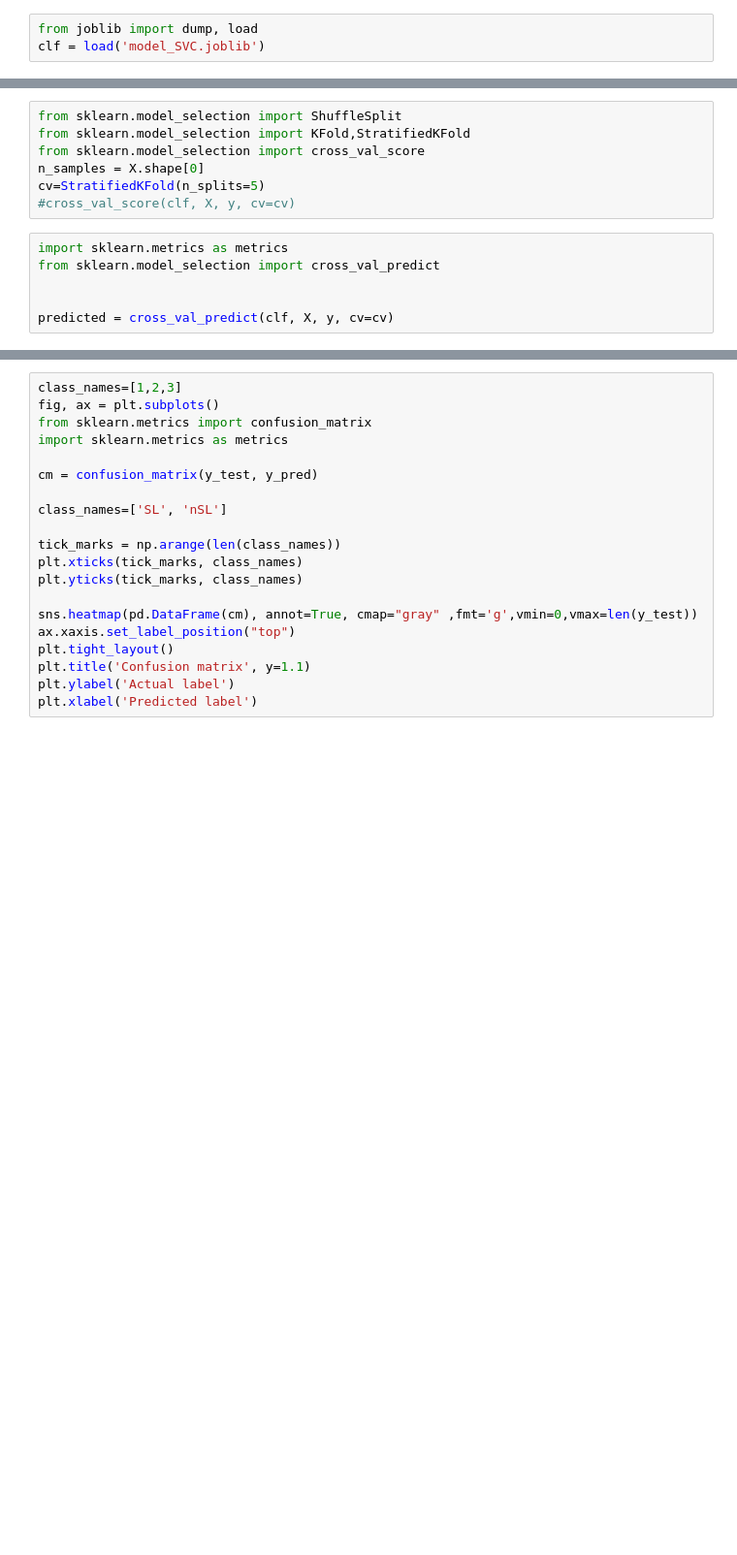
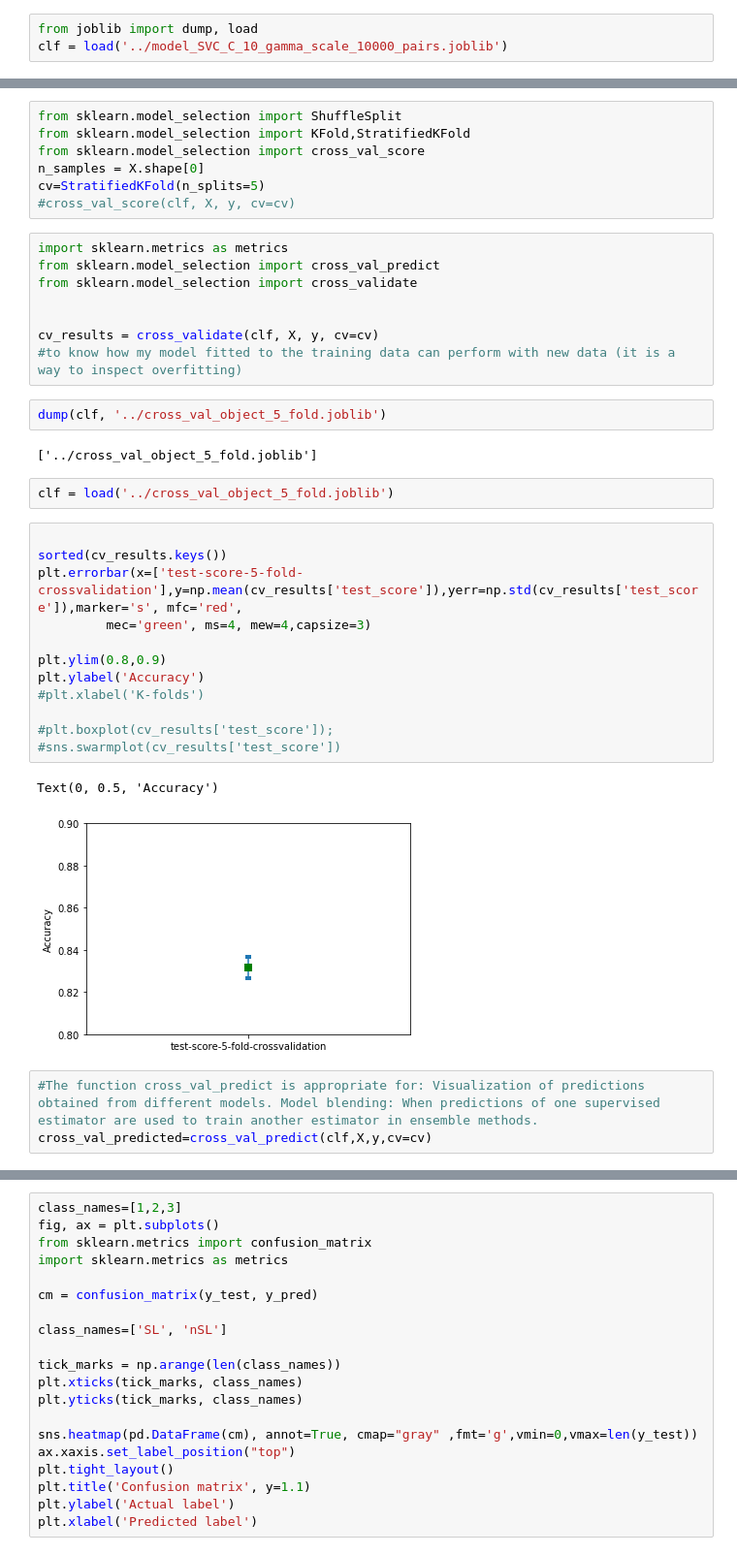
Before and after one commit to leilaicruz/machine-learning-for-yeast, a Jupyter notebook: functions-python/prot_domains2lethality_replication-from-paper.ipynb, the cells around one changed output, grey strips where cells are left out. Shown at 97% size. Cells and saved outputs as stored; diff of their text form; blank space fills up the shorter version.

```diff
--- a/functions-python/prot_domains2lethality_replication-from-paper.ipynb
+++ b/functions-python/prot_domains2lethality_replication-from-paper.ipynb
@@ -305,7 +264,7 @@ dump(clf, '../model_SVC.joblib')
 ### Loading the model
 # %%
 from joblib import dump, load
-clf = load('model_SVC.joblib')
+clf = load('../model_SVC_C_10_gamma_scale_10000_pairs.joblib')
 # %% [markdown]
 ### Making predictions
 # %%
@@ -352,9 +311,35 @@ cv=StratifiedKFold(n_splits=5)
 # %%
 import sklearn.metrics as metrics
 from sklearn.model_selection import cross_val_predict
+from sklearn.model_selection import cross_validate
 
 
-predicted = cross_val_predict(clf, X, y, cv=cv)
+cv_results = cross_validate(clf, X, y, cv=cv)
+#to know how my model fitted to the training data can perform with new data (it is a way to inspect overfitting)
+# %%
+dump(clf, '../cross_val_object_5_fold.joblib')
+# %% [output]
+['../cross_val_object_5_fold.joblib']
+# %%
+clf = load('../cross_val_object_5_fold.joblib')
+# %%
+
+sorted(cv_results.keys())
+plt.errorbar(x=['test-score-5-fold-crossvalidation'],y=np.mean(cv_results['test_score']),yerr=np.std(cv_results['test_score']),marker='s', mfc='red',
+         mec='green', ms=4, mew=4,capsize=3)
+
+plt.ylim(0.8,0.9)
+plt.ylabel('Accuracy')
+#plt.xlabel('K-folds')
+
+#plt.boxplot(cv_results['test_score']);
+#sns.swarmplot(cv_results['test_score'])
+# %% [output]
+Text(0, 0.5, 'Accuracy')
+[figure, added]
+# %%
+#The function cross_val_predict is appropriate for: Visualization of predictions obtained from different models. Model blending: When predictions of one supervised estimator are used to train another estimator in ensemble methods.
+cross_val_predicted=cross_val_predict(clf,X,y,cv=cv)
 # %%
 import numpy as np
 from scipy import interp
```
Also changed, not shown: parts of 27 cells of this notebook, 11 other files.
